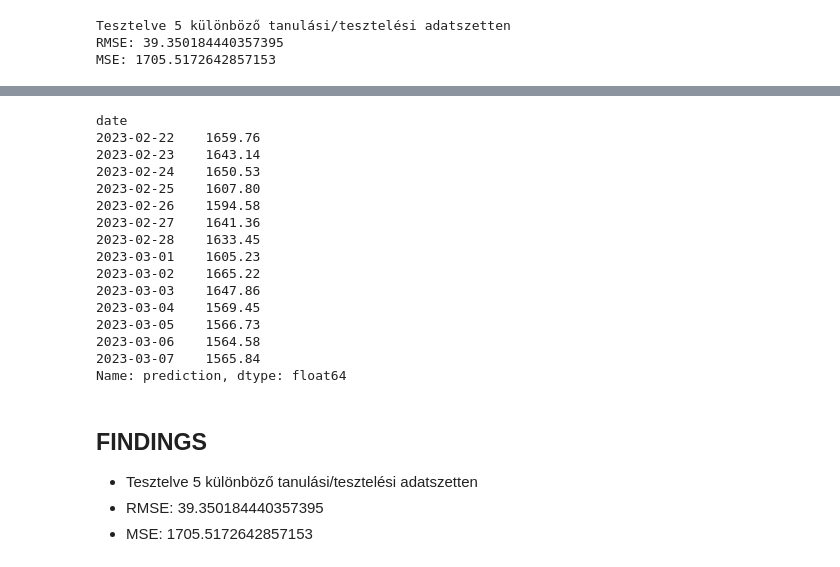
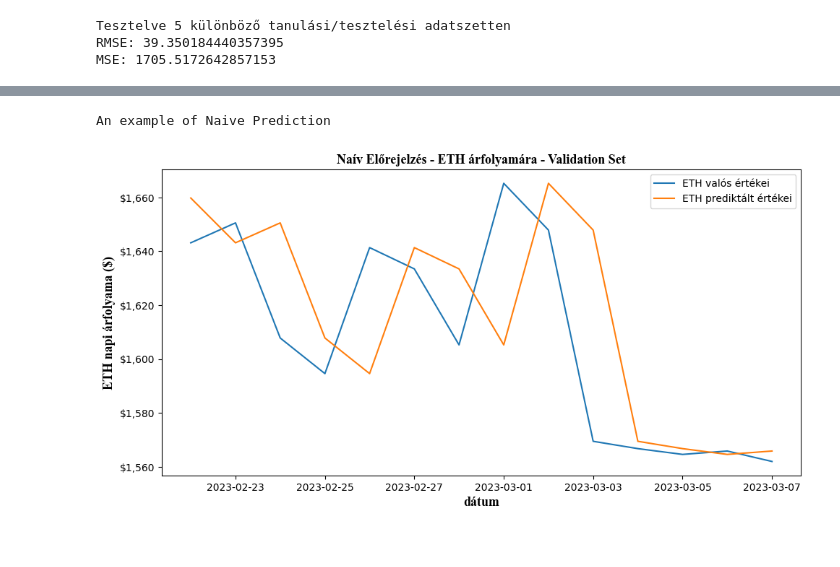
Before and after one commit to danieltar18/ethereum_analysis, a Jupyter notebook: naive_forecast.ipynb, the cells around one changed output, grey strips where cells are left out. Saved outputs shown, nothing was run; the diff lists cells and outputs as text; code cells hidden in the pictures.

```diff
--- a/naive_forecast.ipynb
+++ b/naive_forecast.ipynb
@@ -105,25 +69,17 @@ Name: eth_close, dtype: float64
-# %%
-y_pred
-# %% [output]
-date
-2023-02-22    1659.76
-2023-02-23    1643.14
-2023-02-24    1650.53
-2023-02-25    1607.80
-2023-02-26    1594.58
-2023-02-27    1641.36
-2023-02-28    1633.45
-2023-03-01    1605.23
-2023-03-02    1665.22
-2023-03-03    1647.86
-2023-03-04    1569.45
-2023-03-05    1566.73
-2023-03-06    1564.58
-2023-03-07    1565.84
-Name: prediction, dtype: float64
-# %% [markdown]
-## FINDINGS
-
-- Tesztelve 5 különböző tanulási/tesztelési adatszetten
-- RMSE: 39.350184440357395
-- MSE: 1705.5172642857153
+# %%
+fig, ax = plt.subplots(figsize=(10, 5))
+font = {'fontname':'Times New Roman', 'size': 13, 'weight' : 'bold'}
+print("An example of Naive Prediction")
+ax.plot(y_true, label="ETH valós értékei")
+ax.plot(y_pred, label="ETH prediktált értékei")
+ax.legend()
+ax.yaxis.set_major_formatter("${x:,.0f}")
+ax.set_ylabel("ETH napi árfolyama ($)", **font)
+ax.set_xlabel("dátum", **font)
+plt.tight_layout()
+ax.set_title("Naív Előrejelzés - ETH árfolyamára - Validation Set", **font)
+plt.savefig("charts/forecast/naive_forecast_example.png")
+plt.show()
+# %% [output]
+An example of Naive Prediction
+[figure, added]
```
Also changed, not shown: parts of 16 cells of this notebook.
